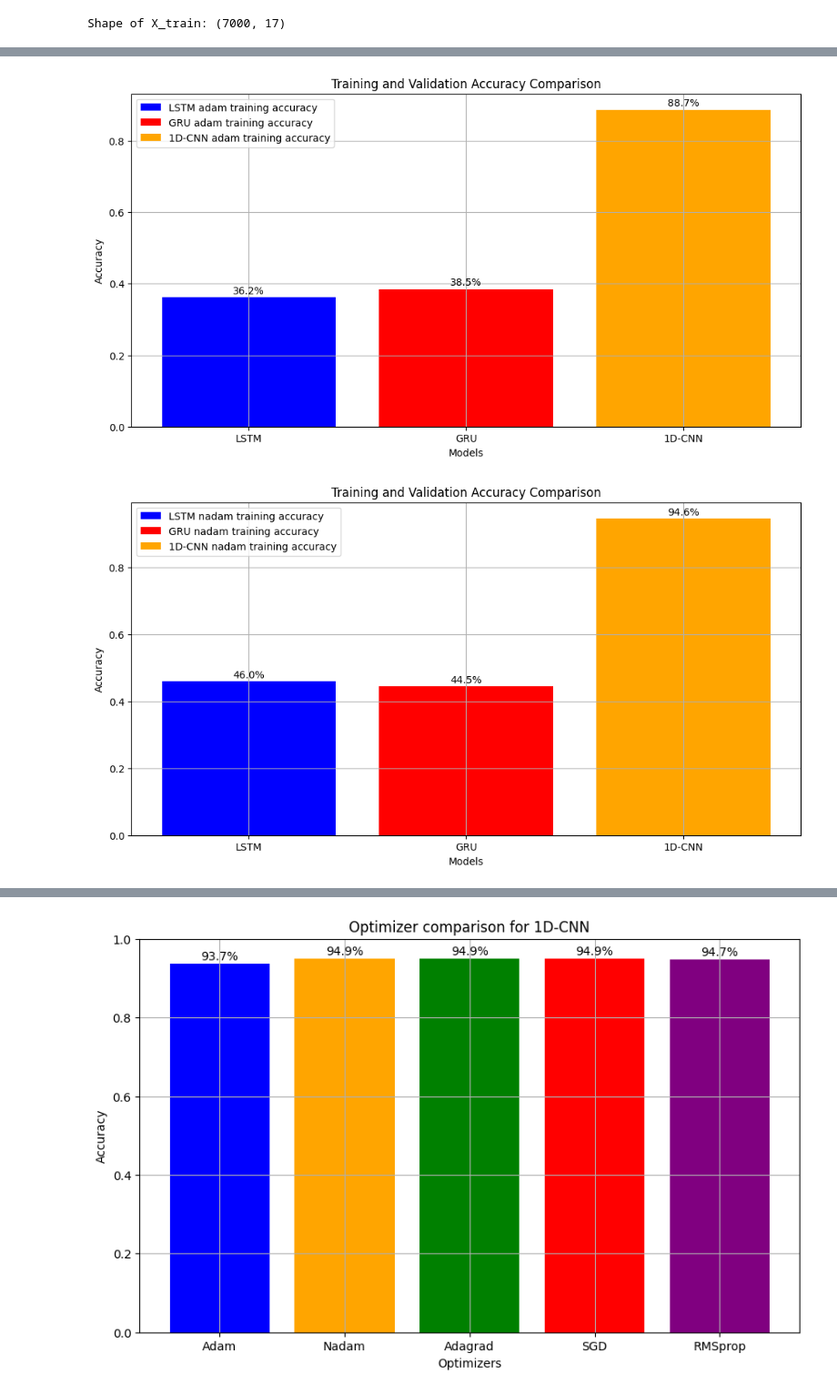
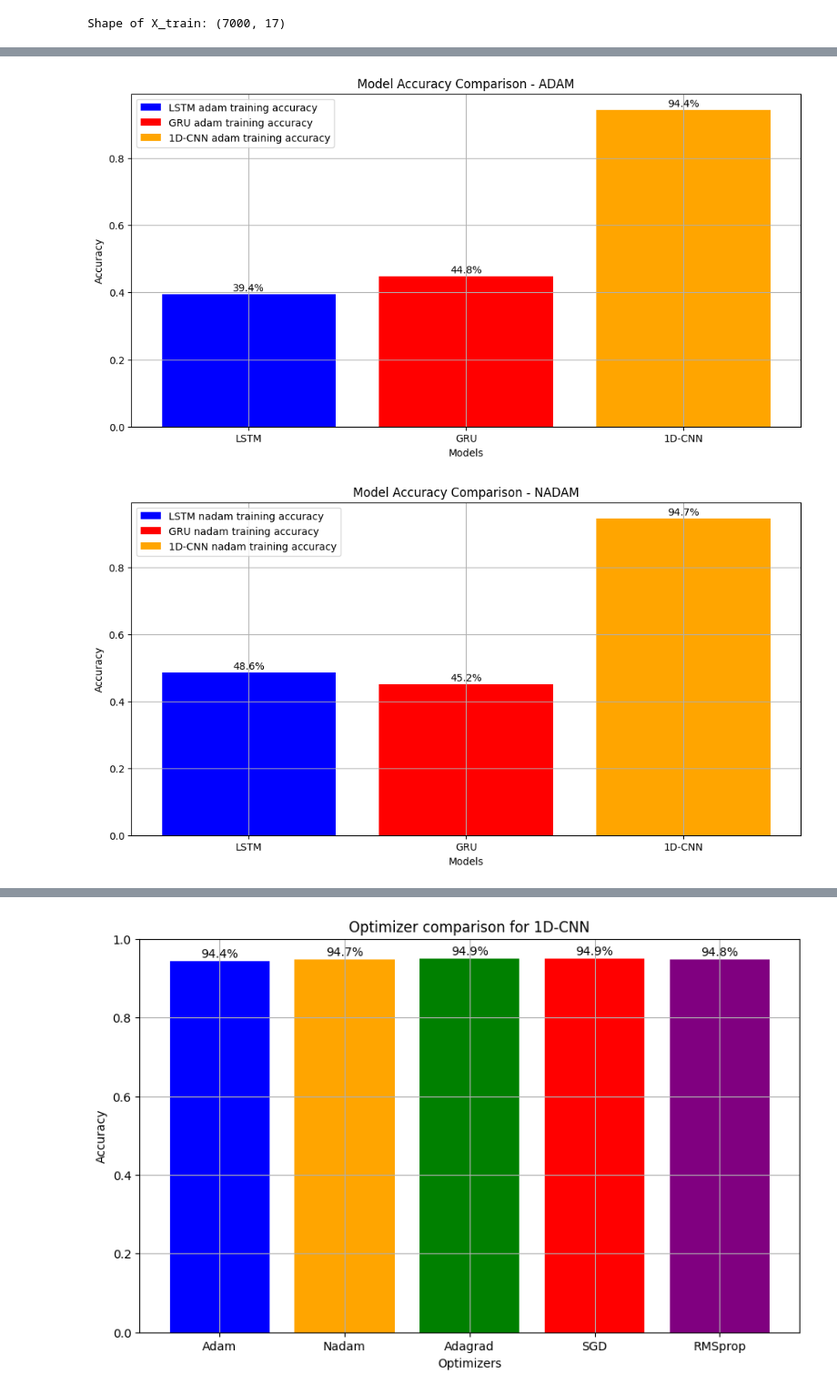
Before and after one commit to JenilGajjar20/SensorNetGuard, a Jupyter notebook: combined.ipynb, the cells around one changed output, grey strips where cells are left out. Shown at 91% size. Drawn from its saved outputs; the diff is of its cells as text; code cells hidden in the pictures.

```diff
--- a/combined.ipynb
+++ b/combined.ipynb
@@ -464,7 +464,7 @@ Shape of X_train: (7000, 17)
 # %%
 cnn_model = Sequential()
 
-cnn_model.add(Conv1D(filters=64, kernel_size=3, activation="relu", input_shape=(
+cnn_model.add(Conv1D(filters=32, kernel_size=3, activation="relu", input_shape=(
     sequence_length, num_features), kernel_regularizer=regularizers.l1_l2(l1=0.001, l2=0.001)))
 
 cnn_model.add(MaxPooling1D(pool_size=2))
@@ -1128,47 +1129,57 @@ models = ['LSTM', 'GRU', '1D-CNN']
 # %%
 plt.figure(figsize=(12, 6))
 
-lstm_adam_train_acc = np.mean(lstm_adam_history.history["accuracy"])
-# lstm_adam_val_acc = lstm_adam_history.history["val_accuracy"]
+# lstm_adam_train_acc = np.mean(lstm_adam_history.history["accuracy"])
+# lstm_adam_val_acc = np.mean(lstm_adam_history.history["val_accuracy"])
 
-gru_adam_train_acc = np.mean(gru_adam_history.history["accuracy"])
-# gru_adam_val_acc = gru_adam_history.history["val_accuracy"]
+# gru_adam_train_acc = np.mean(gru_adam_history.history["accuracy"])
+# gru_adam_val_acc = np.mean(gru_adam_history.history["val_accuracy"])
 
-cnn_adam_train_acc = np.mean(cnn_adam_history.history["accuracy"])
-# cnn_adam_val_acc = cnn_adam_history.history["val_accuracy"]
+# cnn_adam_train_acc = np.mean(cnn_adam_history.history["accuracy"])
+# cnn_adam_val_acc = np.mean(cnn_adam_history.history["val_accuracy"])
 
-adam_accuracies = [lstm_adam_train_acc, gru_adam_train_acc, cnn_adam_train_acc]
+adam_histories = [lstm_adam_history, gru_adam_history, cnn_adam_history]
+
+# adam_accuracies = [lstm_adam_train_acc, gru_adam_train_acc, cnn_adam_train_acc]
+
+adam_accuracies = [a_history.history['accuracy'][-1]
+                   for a_history in adam_histories]
 
 adam_bar = plt.bar(models, adam_accuracies, label=['LSTM adam training accuracy',
                                                    'GRU adam training accuracy', '1D-CNN adam training accuracy'], color=['blue', 'red', 'orange'])
 
 for bar in adam_bar:
     y_val = bar.get_height()
     plt.text(bar.get_x() + bar.get_width() / 2, y_val +
              0.01, f'{y_val*100:.1f}%', ha='center')
 
-plt.title("Training and Validation Accuracy Comparison")
+plt.title("Model Accuracy Comparison - ADAM")
 plt.xlabel("Models")
 plt.ylabel("Accuracy")
 plt.legend()
 plt.grid(True)
 plt.show()
 # %% [output]
-[figure, old version]
+[figure, new version]
 # %%
 plt.figure(figsize=(12, 6))
 
-lstm_nadam_train_acc = np.mean(lstm_nadam_history.history["accuracy"])
+# lstm_nadam_train_acc = np.mean(lstm_nadam_history.history["accuracy"])
 # lstm_nadam_val_acc = lstm_nadam_history.history["val_accuracy"]
 
-gru_nadam_train_acc = np.mean(gru_nadam_history.history["accuracy"])
+# gru_nadam_train_acc = np.mean(gru_nadam_history.history["accuracy"])
 # gru_nadam_val_acc = gru_nadam_history.history["val_accuracy"]
 
-cnn_nadam_train_acc = np.mean(cnn_nadam_history.history["accuracy"])
+# cnn_nadam_train_acc = np.mean(cnn_nadam_history.history["accuracy"])
 # cnn_nadam_val_acc = cnn_nadam_history.history["val_accuracy"]
 
-nadam_accuracies = [lstm_nadam_train_acc,
-                    gru_nadam_train_acc, cnn_nadam_train_acc]
+# nadam_accuracies = [lstm_nadam_train_acc,
+#                     gru_nadam_train_acc, cnn_nadam_train_acc]
+
+nadam_histories = [lstm_nadam_history, gru_nadam_history, cnn_nadam_history]
+
+nadam_accuracies = [n_history.history['accuracy'][-1]
+                    for n_history in nadam_histories]
 
 nadam_bar = plt.bar(models, nadam_accuracies, label=['LSTM nadam training accuracy',
                                                      'GRU nadam training accuracy', '1D-CNN nadam training accuracy'], color=['blue', 'red', 'orange'])
@@ -1178,14 +1189,14 @@ for bar in nadam_bar:
     plt.text(bar.get_x() + bar.get_width() / 2, y_val +
              0.01, f'{y_val*100:.1f}%', ha='center')
 
-plt.title('Training and Validation Accuracy Comparison')
+plt.title('Model Accuracy Comparison - NADAM')
 plt.xlabel('Models')
 plt.ylabel('Accuracy')
 plt.legend()
 plt.grid(True)
 plt.show()
 # %% [output]
-[figure, old version]
+[figure, new version]
 # %%
 plt.figure(figsize=(12, 6))
 
```
Also changed, not shown: parts of 29 cells of this notebook.
